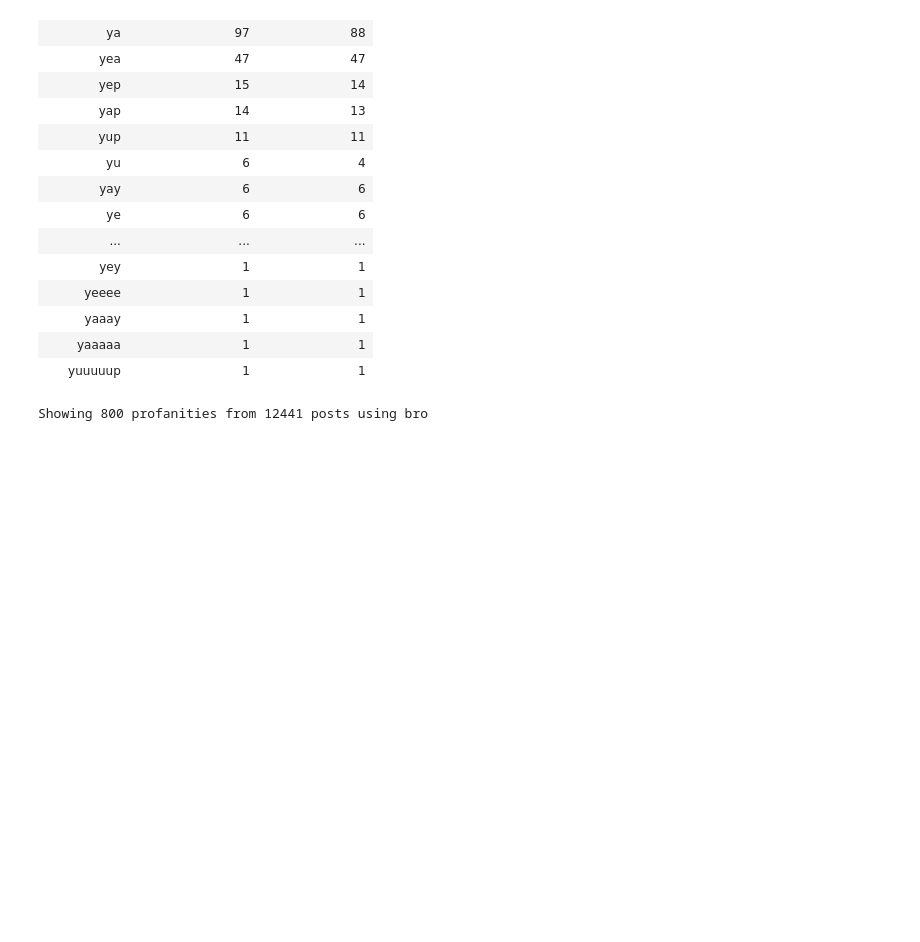
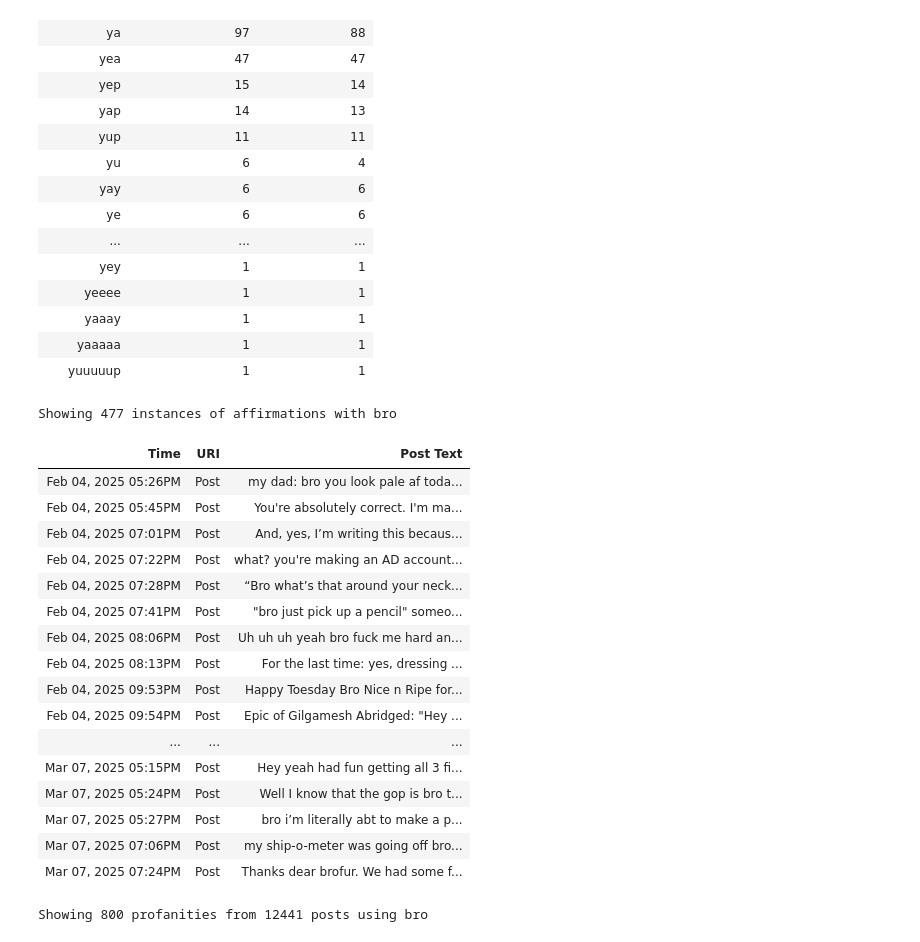
Before and after one commit to paceaux/social-pronouns, a Jupyter notebook: bro.ipynb, the cells around one changed output. Saved outputs shown, nothing was run; the diff lists cells and outputs as text; code cells hidden in the pictures; blank space fills up the shorter version.

Commit message:
adds tables for showing posts. We know that we're getting too many non-profane profanities

```diff
--- a/bro.ipynb
+++ b/bro.ipynb
@@ -48,7 +48,7 @@ print(pronoun_rows[0])
 # %%
 # We want to see some. But let's not blow it up
 max_table_rows = int(size * .2)
-raw_slice_size = int(max_table_rows * .2)
+raw_slice_size = int(max_table_rows * .1)
 
 pd.set_option('display.max_rows', max_table_rows )
 pd.set_option('display.max_colwidth', None)
@@ -277,3 +296,18 @@ Showing 1282 negations from 1193 posts using bro
 | noo | 1 | 1 |
 | naaaaah | 1 | 1 |
 | noooooooooooooooooo | 1 | 1 |
+# %%
+negation_words = list(negation_density.keys())
+negation_pattern = re.compile(f'\\b({'|'.join(negation_words)})\\b')
+rows_with_negations = list(filter(lambda x: negation_pattern.search(x[2]), pronoun_rows))
+
+rwn = rows_with_negations if len(rows_with_negations) > raw_slice_size else rows_with_negations[0:raw_slice_size]
+nd = pd.DataFrame(rwn, columns=column_titles)
+
+nd = nd.reset_index(drop=True)
+
+nd.style\
+    .hide(axis="index")\
+    .format(subset=['Time'], formatter=prettify_time)\
+    .format(subset=['URI'], formatter= make_link , escape='html')\
+    .set_caption(f"Showing  {len(rows_with_negations)} instances of negations with {pronoun}")
@@ -309,6 +345,40 @@ Showing 800 affirmations from 773 posts using bro
 | yaaay | 1 | 1 |
 | yaaaaa | 1 | 1 |
 | yuuuuup | 1 | 1 |
+# %%
+affirmation_words = list(aff_density.keys())
+affirmation_pattern = re.compile(f'\\b({'|'.join(affirmation_words)})\\b')
+rows_with_affs = list(filter(lambda x: affirmation_pattern.search(x[2]), pronoun_rows))
+
+rwa = rows_with_affs if len(rows_with_affs) > raw_slice_size else rows_with_affs[0:raw_slice_size]
+rwad = pd.DataFrame(rwa, columns=column_titles)
+
+rwad = rwad.reset_index(drop=True)
+
+rwad.style\
+    .hide(axis="index")\
+    .format(subset=['Time'], formatter=prettify_time)\
+    .format(subset=['URI'], formatter= make_link , escape='html')\
+    .set_caption(f"Showing  {len(rows_with_affs)} instances of affirmations with {pronoun}")
+# %% [output]
+Showing 477 instances of affirmations with bro
+| Time | URI | Post Text |
+| Feb 04, 2025 05:26PM | Post | my dad: bro you look pale af toda... |
+| Feb 04, 2025 05:45PM | Post | You're absolutely correct. I'm ma... |
+| Feb 04, 2025 07:01PM | Post | And, yes, I’m writing this becaus... |
+| Feb 04, 2025 07:22PM | Post | what? you're making an AD account... |
+| Feb 04, 2025 07:28PM | Post | “Bro what’s that around your neck... |
+| Feb 04, 2025 07:41PM | Post | "bro just pick up a pencil" someo... |
+| Feb 04, 2025 08:06PM | Post | Uh uh uh yeah bro fuck me hard an... |
+| Feb 04, 2025 08:13PM | Post | For the last time: yes, dressing ... |
+| Feb 04, 2025 09:53PM | Post | Happy Toesday Bro Nice n Ripe for... |
+| Feb 04, 2025 09:54PM | Post | Epic of Gilgamesh Abridged: "Hey ... |
+| ... | ... | ... |
+| Mar 07, 2025 05:15PM | Post | Hey yeah had fun getting all 3 fi... |
+| Mar 07, 2025 05:24PM | Post | Well I know that the gop is bro t... |
+| Mar 07, 2025 05:27PM | Post | bro i’m literally abt to make a p... |
+| Mar 07, 2025 07:06PM | Post | my ship-o-meter was going off bro... |
+| Mar 07, 2025 07:24PM | Post | Thanks dear brofur. We had some f... |
 # %%
 prof_density = get_instance_dict(profanities.keys(), pronoun_rows)
 total_prof_posts = sum( v for k,v in prof_density.items() )
```
Also changed, not shown: parts of 8 cells of this notebook.
